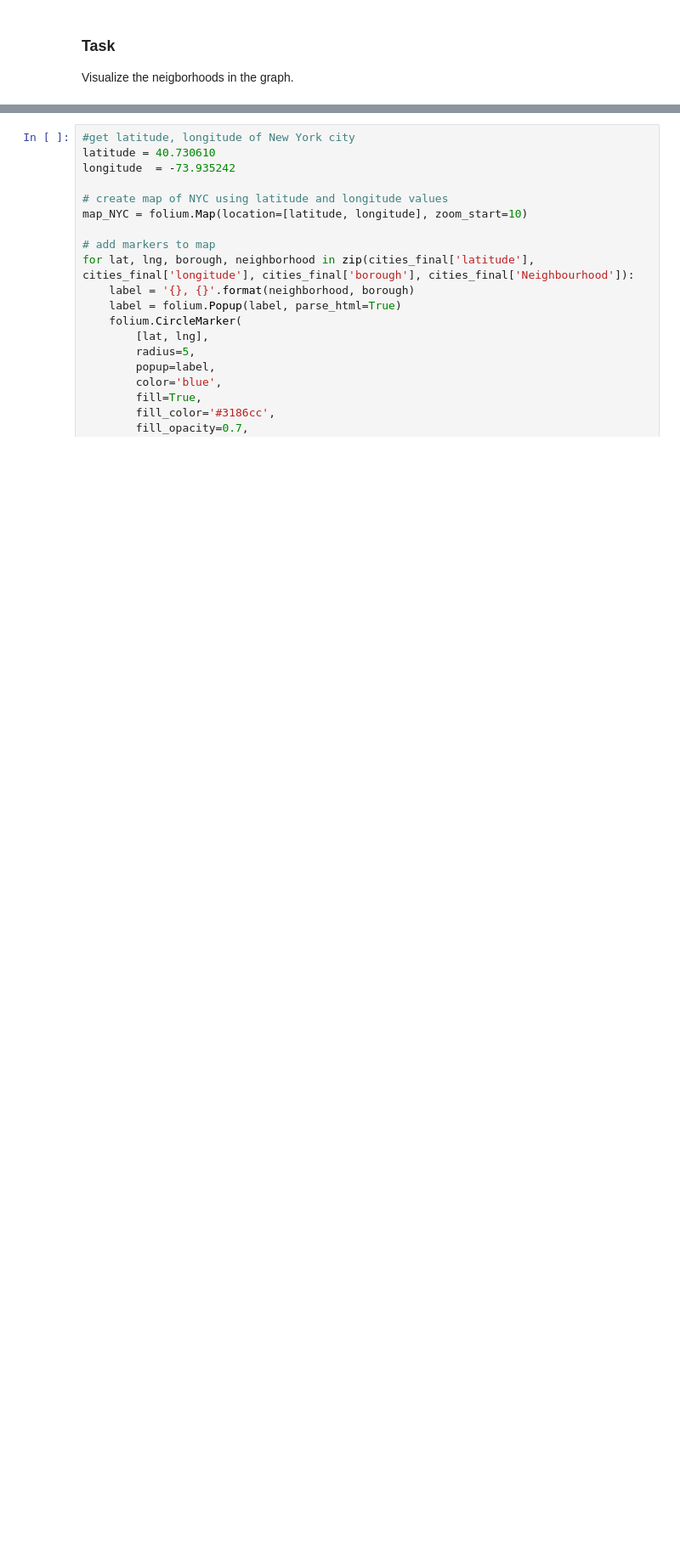
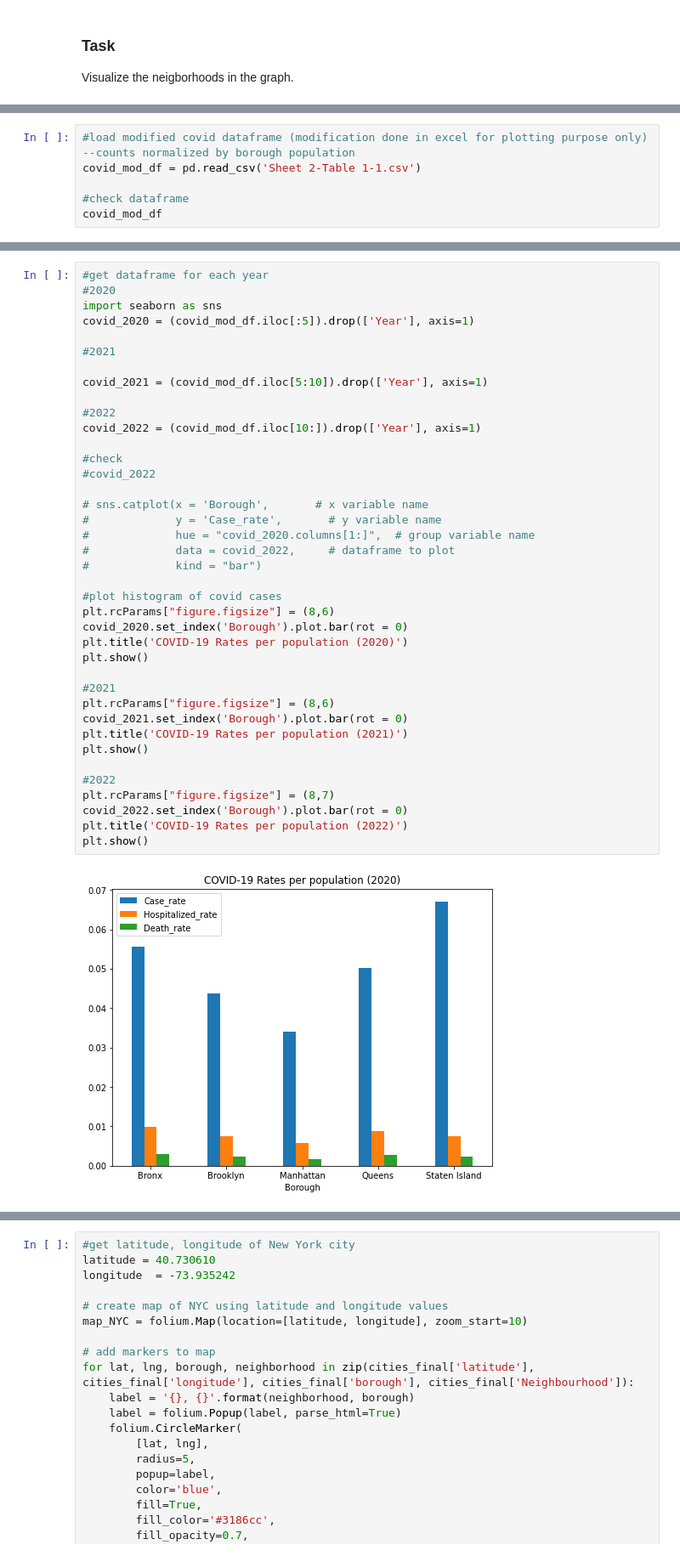
Before and after one commit to brianwong02/Mid-term-Project, a Jupyter notebook: data_preparation.ipynb, the cells around one changed output, grey strips where cells are left out. Shown: that part at 85% size. Drawn from its saved outputs; the diff is of its cells as text; blank space fills up the shorter version.

Commit message:
Visualize the nighbourhoods using map and bar charts

```diff
--- a/data_preparation.ipynb
+++ b/data_preparation.ipynb
@@ -400,0 +449,6 @@ cities_final.head()
+# %%
+#load modified covid dataframe (modification done in excel for plotting purpose only) --counts normalized by borough population
+covid_mod_df = pd.read_csv('Sheet 2-Table 1-1.csv')
+
+#check dataframe
+covid_mod_df
@@ -400,0 +476,41 @@ cities_final.head()
+# %%
+#get dataframe for each year
+#2020
+import seaborn as sns
+covid_2020 = (covid_mod_df.iloc[:5]).drop(['Year'], axis=1)
+
+#2021
+
+covid_2021 = (covid_mod_df.iloc[5:10]).drop(['Year'], axis=1)
+
+#2022
+covid_2022 = (covid_mod_df.iloc[10:]).drop(['Year'], axis=1)
+
+#check
+#covid_2022
+
+# sns.catplot(x = 'Borough',       # x variable name
+#             y = 'Case_rate',       # y variable name
+#             hue = "covid_2020.columns[1:]",  # group variable name
+#             data = covid_2022,     # dataframe to plot
+#             kind = "bar")
+
+#plot histogram of covid cases
+plt.rcParams["figure.figsize"] = (8,6)
+covid_2020.set_index('Borough').plot.bar(rot = 0)
+plt.title('COVID-19 Rates per population (2020)')
+plt.show()
+
+#2021
+plt.rcParams["figure.figsize"] = (8,6)
+covid_2021.set_index('Borough').plot.bar(rot = 0)
+plt.title('COVID-19 Rates per population (2021)')
+plt.show()
+
+#2022
+plt.rcParams["figure.figsize"] = (8,7)
+covid_2022.set_index('Borough').plot.bar(rot = 0)
+plt.title('COVID-19 Rates per population (2022)')
+plt.show()
+# %% [output]
+[figure, added]
```
Also changed, not shown: parts of 9 cells of this notebook.
